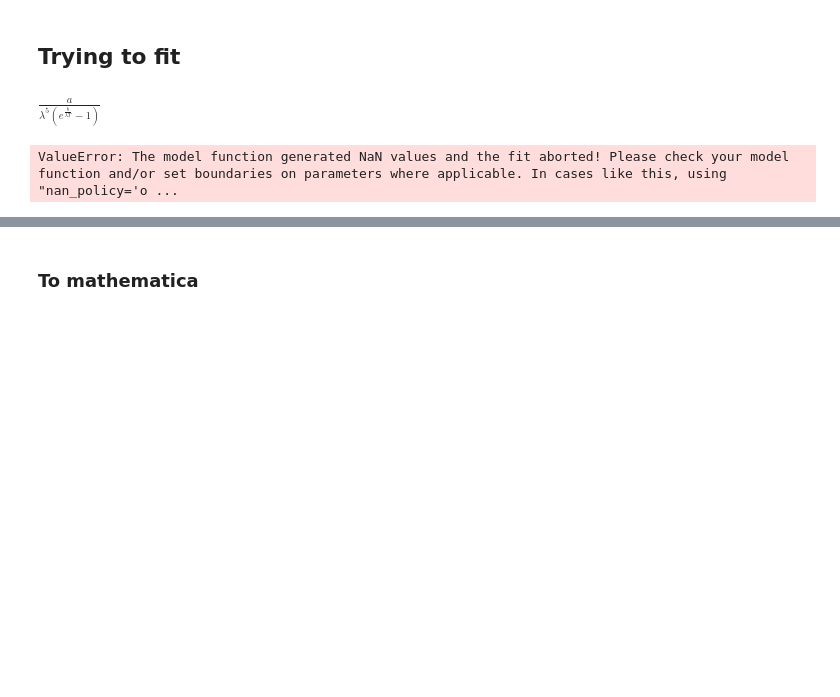
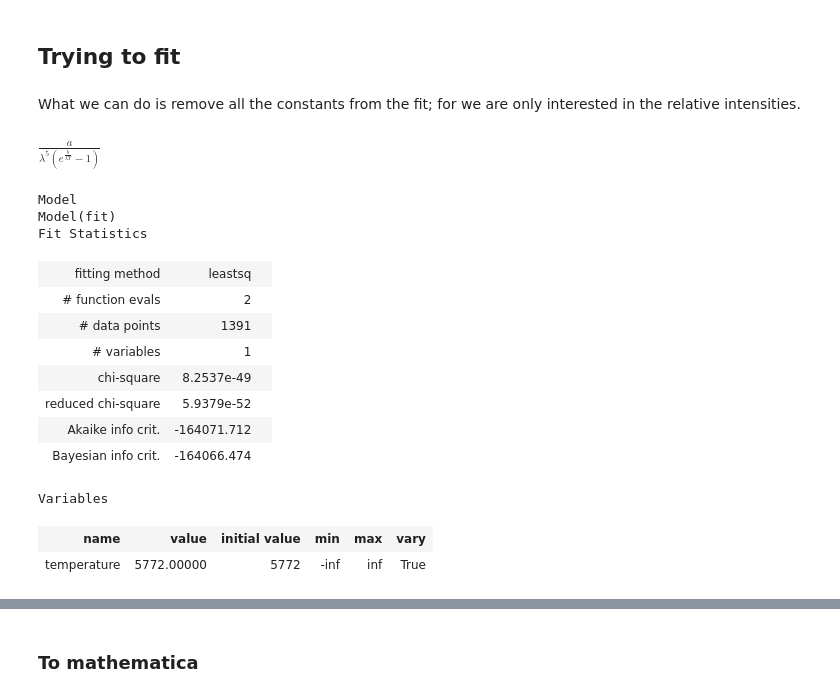
Before and after one commit to Yousousen/solar_physics, a Jupyter notebook: scripts/spectrum.ipynb, the cells around one changed output, grey strips where cells are left out. Saved outputs shown, nothing was run; the diff lists cells and outputs as text; code cells hidden in the pictures; blank space fills up the shorter version.

```diff
--- a/scripts/spectrum.ipynb
+++ b/scripts/spectrum.ipynb
@@ -613,6 +613,8 @@ print("%f%% deviation from the accepted value." % float( ( T_eff / T_accepted )
 26.172504% deviation from the accepted value.
 # %% [markdown]
 ## Trying to fit
+# %% [markdown]
+What we can do is remove all the constants from the fit; for we are only interested in the relative intensities.
 # %%
 rayleigh_spectrum = [ x for x in rayleigh_spectrum ] # convert to list.
 # %% [markdown]
@@ -620,18 +622,32 @@ $\frac{a}{\lambda ^5 \left(e^{\frac{b}{\lambda  T}}-1\right)}$
 # %%
 #R_vega = 1.6 * (10**9)
 #d_vega = 25.05 * (9.46*(10**15))
 
 #planck_curve = lambda wavelength, temperature: ((R_vega/d_vega)**2)*( 2 * sc.Planck * (sc.speed_of_light ** 2) ) / ( (wavelength**5) * ( np.exp( ( sc.Planck * sc.speed_of_light) / ( wavelength * sc.k * temperature ) ) - 1 ) )
 #planck_curve = lambda wavelength, temperature, c: (  2 * sc.Planck * sc.speed_of_light ** 2 ) / ( (wavelength**5) * ( np.exp( ( sc.Planck * sc.speed_of_light) / ( wavelength * sc.k * temperature ) ) - 1 )  + c)
-planck_relative = lambda wavelength, temperature, a, b, c: a / ( (wavelength**5) * ( np.exp( b / ( wavelength * temperature ) ) - 1 )  + c)
+#planck_relative = lambda wavelength, temperature, a, b, c: a / ( (wavelength**5) * ( np.exp( b / ( wavelength * temperature ) ) - 1 )  + c)
+planck_relative = lambda wavelength, temperature: 1 / ( (wavelength**5) * ( np.exp( 1 / ( wavelength * temperature ) ) - 1 ) )
 
 #model_curve = models.Model(planck_curve, name='fit')
 model_curve = models.Model(planck_relative, name='fit')
 fit = model_curve.fit(rayleigh_spectrum, wavelength=wavelengths, temperature=T_accepted)
 
 fit
 # %% [output]
-ValueError: The model function generated NaN values and the fit aborted! Please check your model function and/or set boundaries on parameters where applicable. In cases like this, using "nan_policy='o ...
+Model
+Model(fit)
+Fit Statistics
+| fitting method | leastsq |  |
+| # function evals | 2 |  |
+| # data points | 1391 |  |
+| # variables | 1 |  |
+| chi-square | 8.2537e-49 |  |
+| reduced chi-square | 5.9379e-52 |  |
+| Akaike info crit. | -164071.712 |  |
+| Bayesian info crit. | -164066.474 |  |
+Variables
+| name | value | initial value | min | max | vary |
+| temperature | 5772.00000 | 5772 | -inf | inf | True |
 # %%
 fit.plot()
 # %% [output]
```
Also changed, not shown: parts of 5 cells of this notebook, 3 other files.
